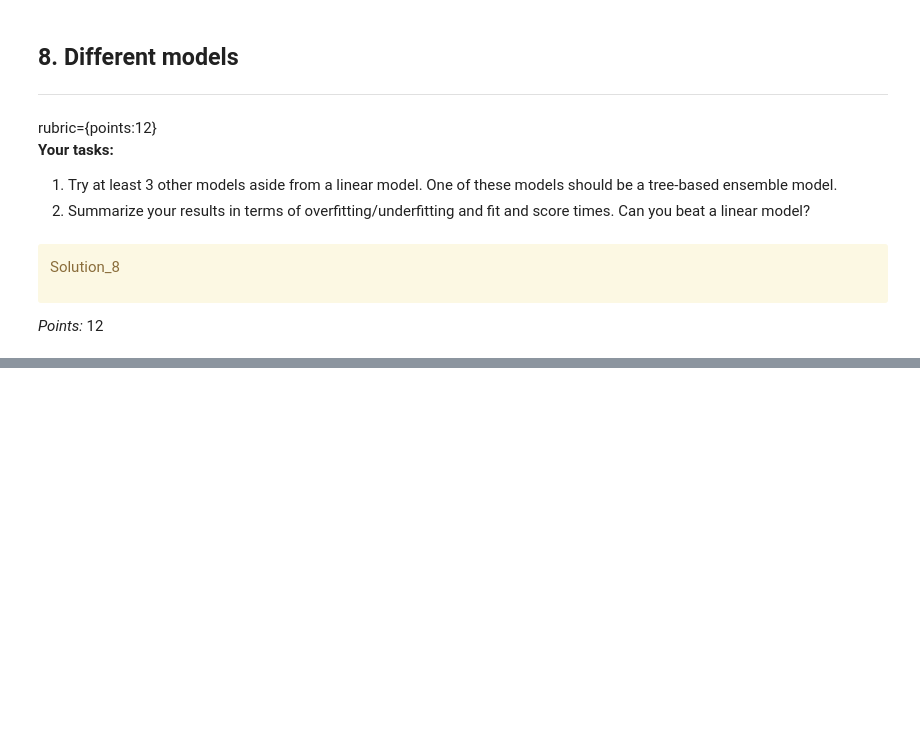
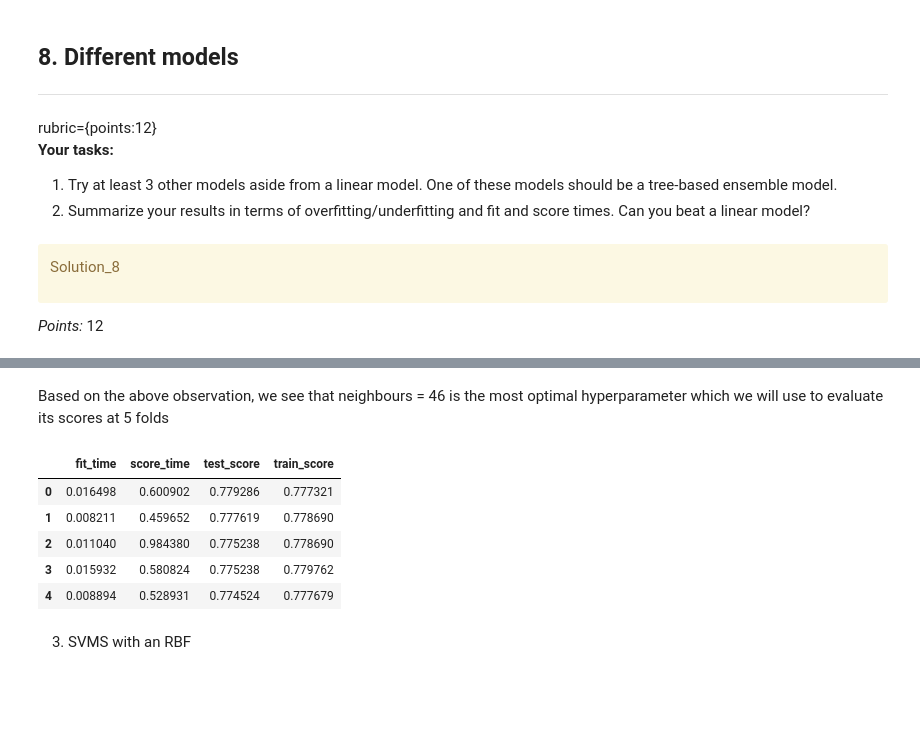
Before and after one commit to LaoAronn/CC-Default-Classification, a Jupyter notebook: hw5.ipynb, the cells around one changed output, grey strips where cells are left out. Cells and saved outputs as stored; diff of their text form; code cells hidden in the pictures; blank space fills up the shorter version.

Commit message:
Added Other 3 Models 8)
Added SVM w RBF, KNN, and Tree Based ensemble Model

```diff
--- a/hw5.ipynb
+++ b/hw5.ipynb
@@ -633,0 +740,15 @@ Ellipsis
+# %% [markdown]
+Based on the above observation, we see that neighbours = 46 is the most optimal hyperparameter which we will use to evaluate its scores at 5 folds
+# %%
+knn = KNeighborsClassifier(n_neighbors = best_n_neighbours)
+scores = cross_validate(knn, trainX, trainY, return_train_score=True)
+pd.DataFrame(scores)
+# %% [output]
+|  | fit_time | score_time | test_score | train_score |
+| 0 | 0.016498 | 0.600902 | 0.779286 | 0.777321 |
+| 1 | 0.008211 | 0.459652 | 0.777619 | 0.778690 |
+| 2 | 0.011040 | 0.984380 | 0.775238 | 0.778690 |
+| 3 | 0.015932 | 0.580824 | 0.775238 | 0.779762 |
+| 4 | 0.008894 | 0.528931 | 0.774524 | 0.777679 |
+# %% [markdown]
+3) SVMS with an RBF
```
Also changed, not shown: parts of 20 cells of this notebook.
